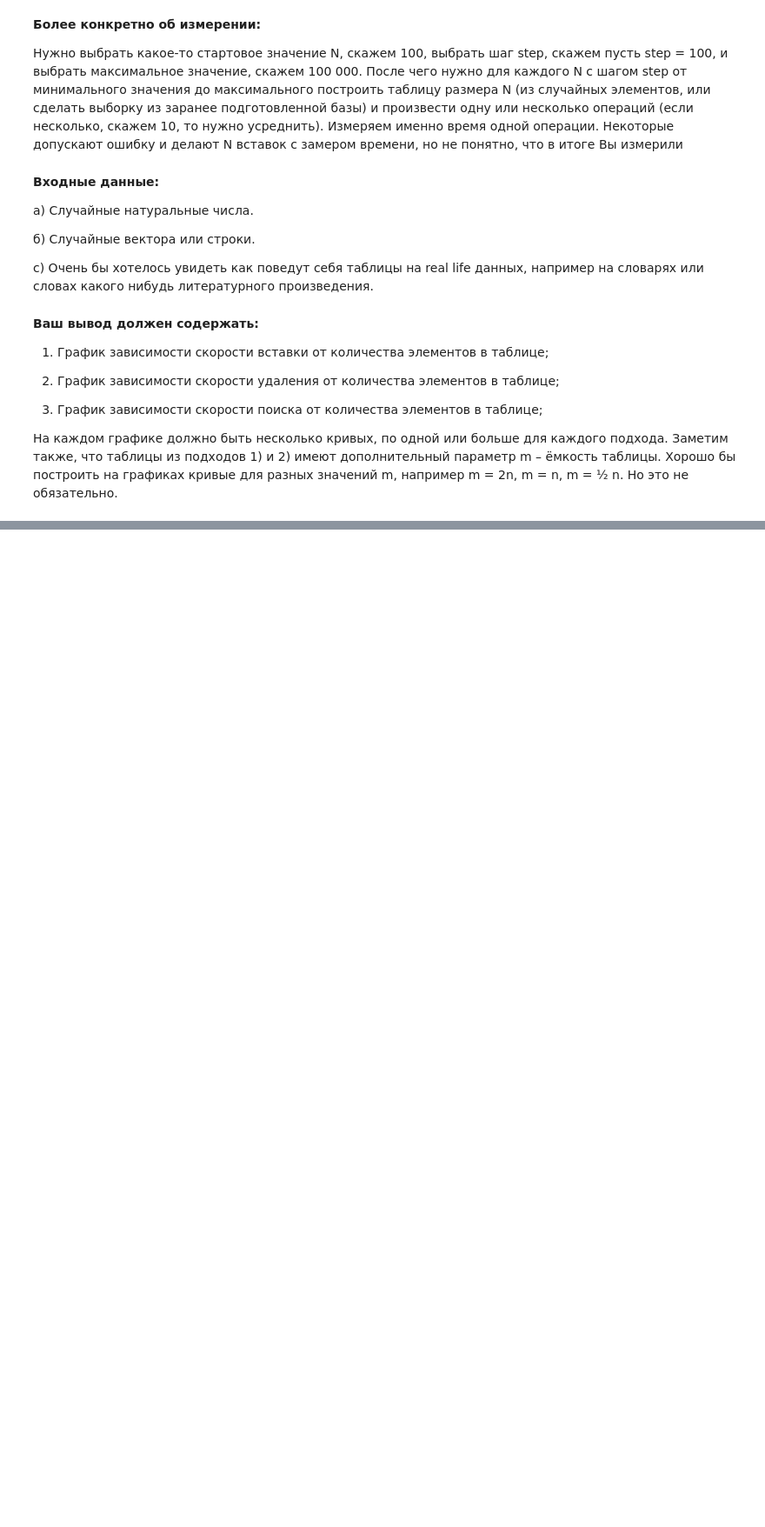
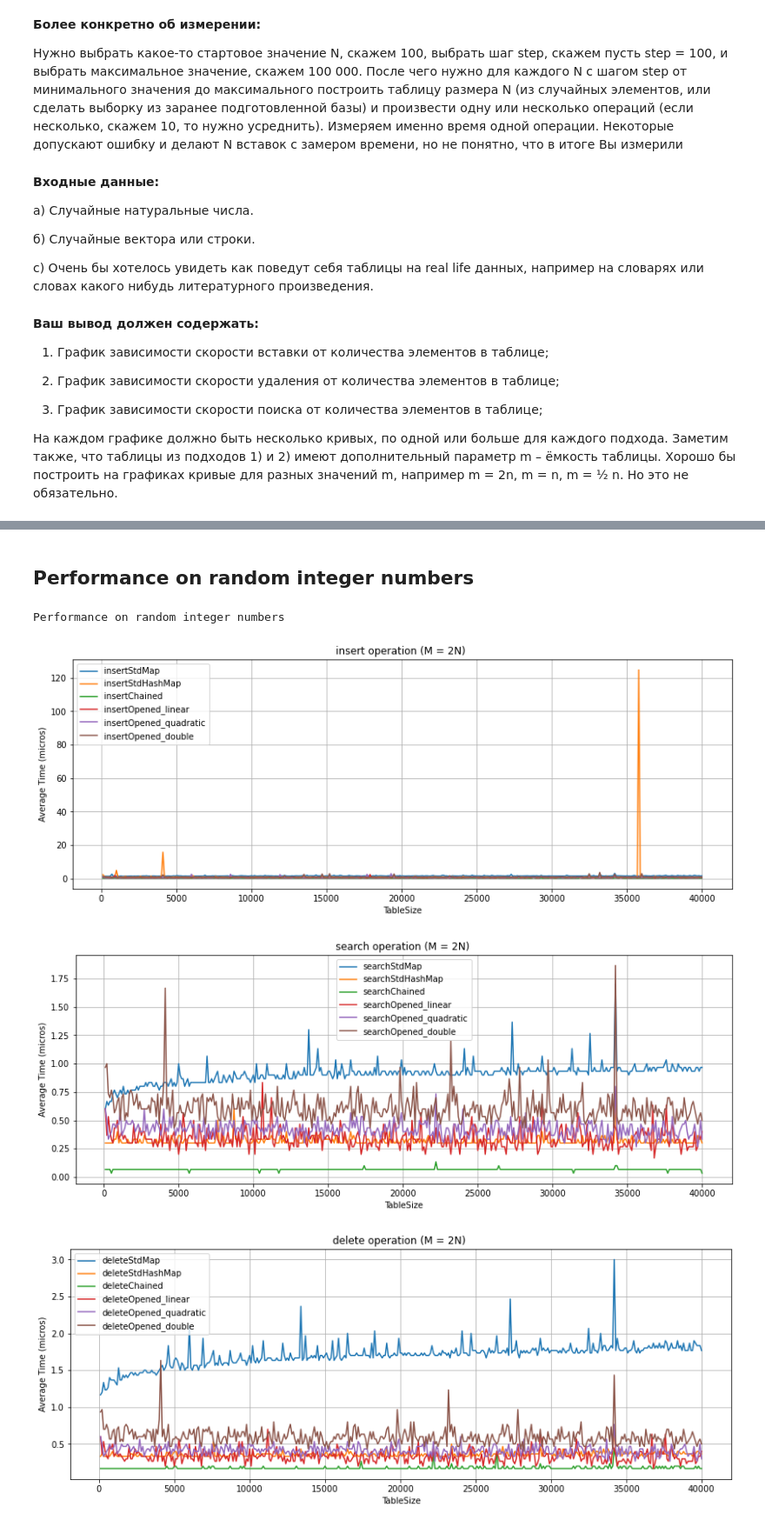
Before and after one commit to CodeSopranos/hashing-algorithms, a Jupyter notebook: report.ipynb, the cells around one changed output, grey strips where cells are left out. Shown at 87% size. Saved outputs shown, nothing was run; the diff lists cells and outputs as text; code cells hidden in the pictures; blank space fills up the shorter version.

Commit message:
added string performance, boosted universal hash functions, added real life example, +fixes

```diff
--- a/report.ipynb
+++ b/report.ipynb
@@ -64,3 +64,11 @@ a) Случайные натуральные числа.
 import numpy as np
 import pandas as pd
 import matplotlib.pyplot as plt
+# %%
+performanceIntegerM2N = pd.read_csv('data/output/integerPerformanceM2N_1.csv')
+performanceIntegerM2N['MtoN'] = performanceIntegerM2N['TableSize'] / performanceIntegerM2N['DataSize']
+
+performanceStringM2N = pd.read_csv('data/output/stringPerformanceM2N_1.csv')
+performanceStringM2N['MtoN'] = performanceStringM2N['TableSize'] / performanceStringM2N['DataSize']
+
+performanceStringM2N.head()
@@ -66,0 +83,25 @@ import matplotlib.pyplot as plt
+# %% [markdown]
+## Performance on random integer numbers
+# %%
+print('Performance on random integer numbers')
+groups = {'insert':
+    ['insertStdMap', 'insertStdHashMap','insertChained', 'insertOpened_linear', 'insertOpened_quadratic', 'insertOpened_double'],
+          'search':
+    ['searchStdMap', 'searchStdHashMap','searchChained', 'searchOpened_linear', 'searchOpened_quadratic', 'searchOpened_double'],
+          'delete':
+    ['deleteStdMap', 'deleteStdHashMap','deleteChained', 'deleteOpened_linear', 'deleteOpened_quadratic', 'deleteOpened_double'],
+}
+for group in groups.keys():
+    performanceIntegerM2N.plot(x='TableSize',
+                                y=groups[group],
+                                grid=True,
+                                figsize=(14, 5)
+                           )
+    plt.title(group + ' operation (M = %dN) '%(performanceIntegerM2N['MtoN'].iloc[0]))
+    plt.ylabel('Average Time (micros)')
+    pass
+# %% [output]
+Performance on random integer numbers
+[figure, added]
+[figure, added]
+[figure, added]
```
Also changed, not shown: parts of 11 cells of this notebook, 20 other files.
